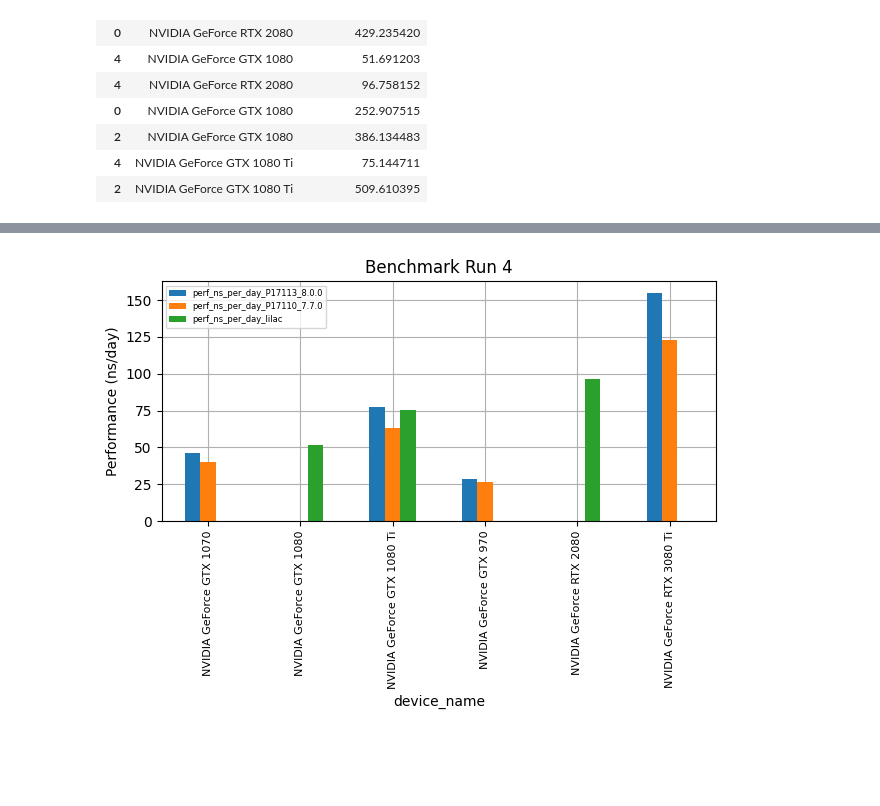
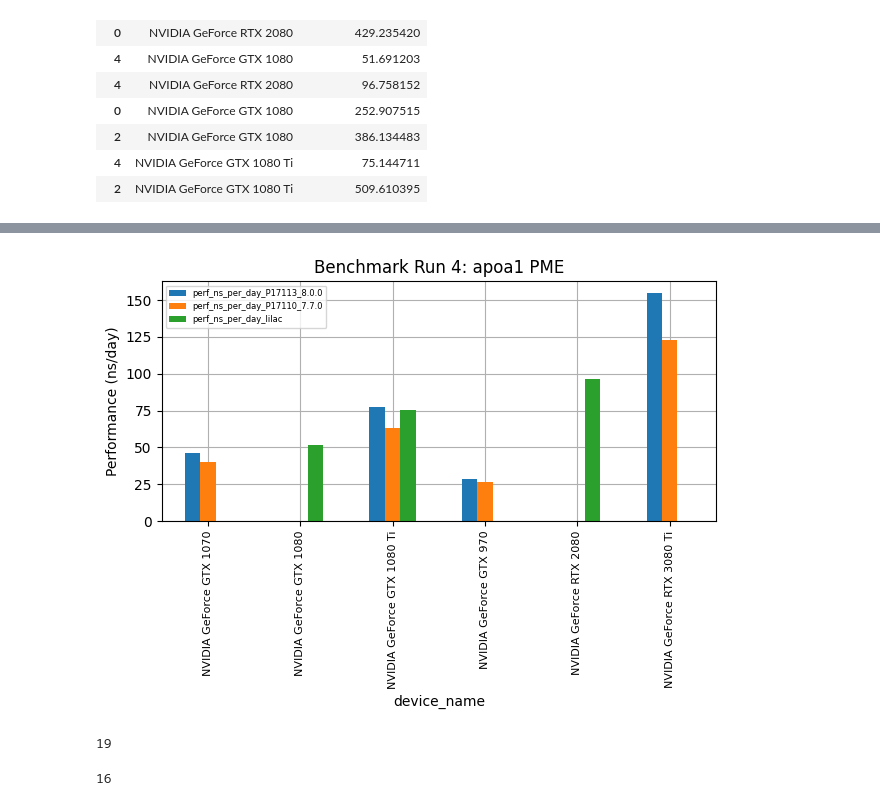
Before and after one commit to FoldingAtHome/fah-gpu-species, a Jupyter notebook: notebooks/core22_8.0.ipynb, the cells around one changed output, grey strips where cells are left out. Drawn from its saved outputs; the diff is of its cells as text; code cells hidden in the pictures; blank space fills up the shorter version.

```diff
--- a/notebooks/core22_8.0.ipynb
+++ b/notebooks/core22_8.0.ipynb
@@ -367,10 +367,18 @@ plt.savefig("./plots/run2.png")
 # %%
 run4 = merge_with_lilac_ref(data_113_sel, data_110_sel, lilac_df, 4, "P17113_8.0.0","P17110_7.7.0")
-run4.plot.bar(title="Benchmark Run 4", ylabel="Performance (ns/day)", grid=True)
+run4.plot.bar(title="Benchmark Run 4: apoa1 PME", ylabel="Performance (ns/day)", grid=True)
 plt.xticks(fontsize=8)
 plt.subplots_adjust(left=0.1, right=0.9, top=0.9, bottom=0.1)
 plt.legend(fontsize=6)
 plt.tight_layout()
 plt.savefig("./plots/run4.png")
 # %% [output]
-[figure, old version]
+[figure, new version]
+# %%
+len(data_110_sel.reset_index()["run"].unique())
+# %% [output]
+19
+# %%
+len(data_113_sel.reset_index()["run"].unique())
+# %% [output]
+16
```
Also changed, not shown: parts of 22 cells of this notebook.
